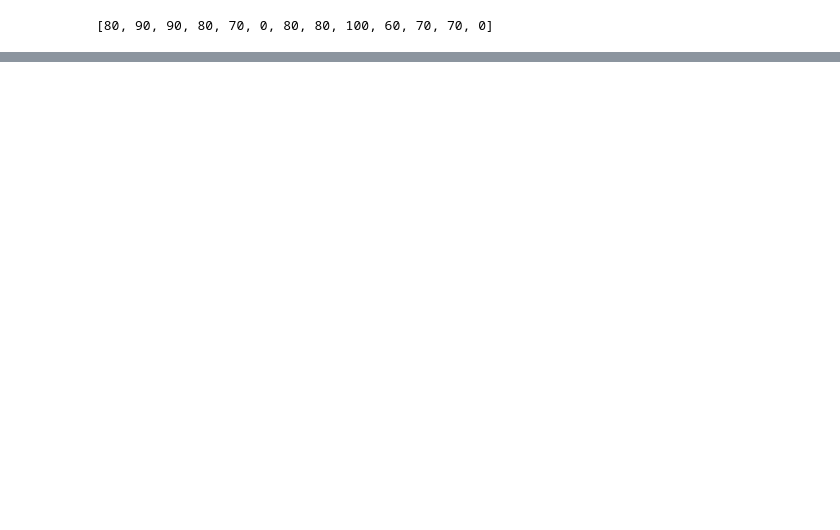
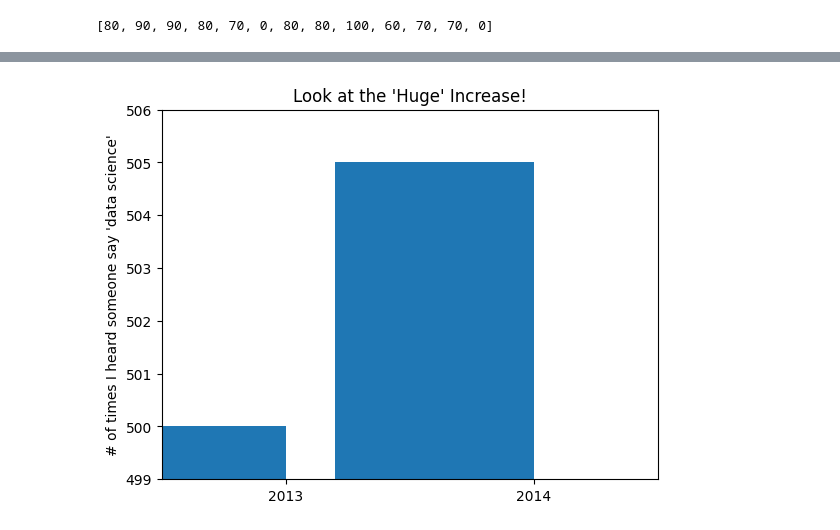
Before and after one commit to jeesaugustine/DataScienceFromScratch, a Jupyter notebook: Chapter3_VizData/Visualizing Data.ipynb, the cells around one changed output, grey strips where cells are left out. Drawn from its saved outputs; the diff is of its cells as text; code cells hidden in the pictures; blank space fills up the shorter version.

```diff
--- a/Chapter3_VizData/Visualizing Data.ipynb
+++ b/Chapter3_VizData/Visualizing Data.ipynb
@@ -60,0 +71,19 @@ Counter({80: 4, 70: 3, 90: 2, 0: 2, 100: 1, 60: 1})
+# %%
+mentions = [500, 505]
+years = [2013, 2014]
+
+plt.bar([2012.6, 2013.6], mentions, 0.8)
+plt.xticks(years)
+
+plt.ylabel("# of times I heard someone say 'data science'")
+# if you don't do this, matplotlib will label the x-axis 0, 1
+# and then add a +2.013e3 off in the corner (bad matplotlib!)
+
+plt.ticklabel_format(useOffset=False)
+
+# misleading y-axis only shows the part above 500
+plt.axis([2012.5,2014.5,499,506])
+plt.title("Look at the 'Huge' Increase!")
+plt.show()
+# %% [output]
+[figure, added]
```
Also changed, not shown: parts of 11 cells of this notebook.
